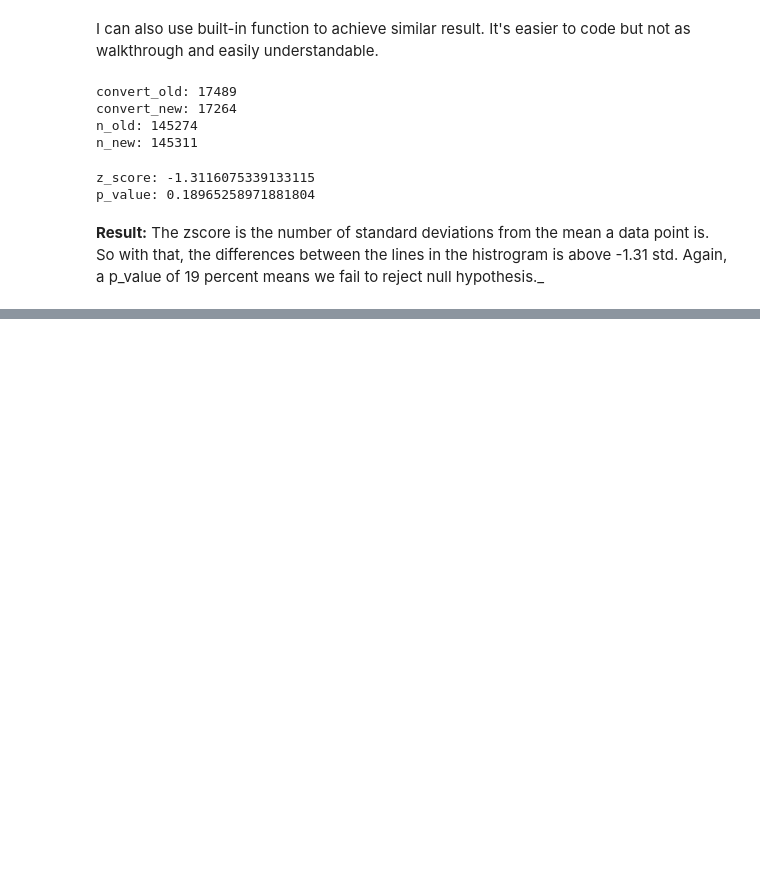
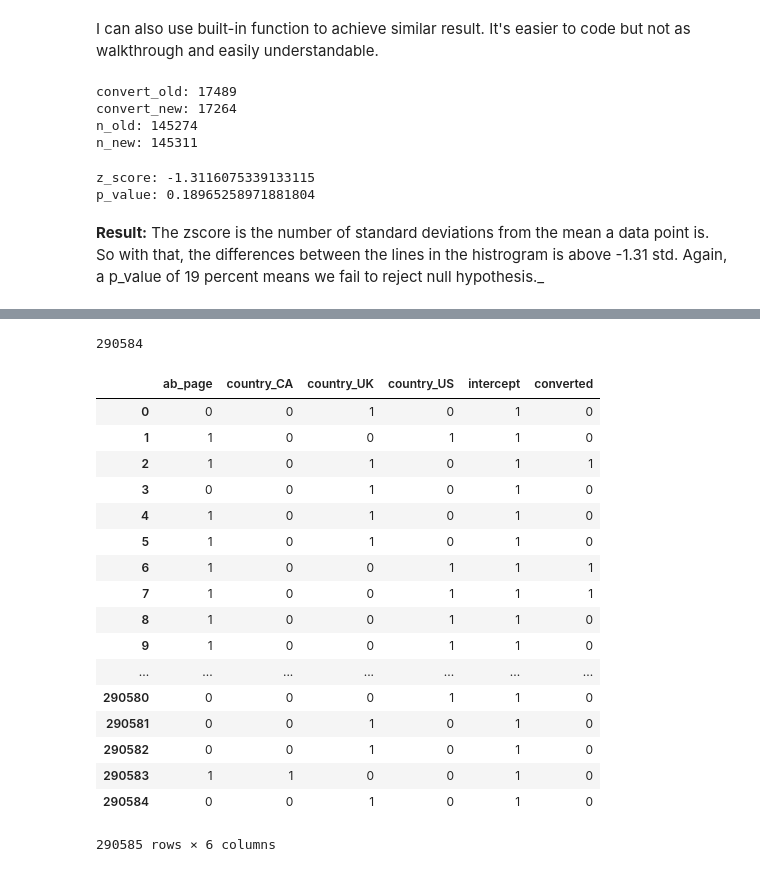
Before and after one commit to abdiganiaden/AB_test_result_analysis, a Jupyter notebook: AB_test_result_analysis.ipynb, the cells around one changed output, grey strips where cells are left out. Cells and saved outputs as stored; diff of their text form; code cells hidden in the pictures; blank space fills up the shorter version.

```diff
--- a/AB_test_result_analysis.ipynb
+++ b/AB_test_result_analysis.ipynb
@@ -246,0 +259,16 @@ p_value: 0.18965258971881804
+# %%
+# grab treatment group index that should be changed
+index_to_change = df3.query('group == "treatment"').index
+
+# Change values
+df3.set_value(index=index_to_change, col='ab_page', value=1)
+df3.set_value(index=df3.index, col='intercept', value=1)
+
+# Change the datatypes to integers
+df3[['intercept', 'ab_page']] = df3[['intercept', 'ab_page']].astype(int)
+
+# Move converted feature
+df3 = df3[['user_id', 'timestamp', 'group', 'landing_page', 'ab_page', 'intercept', 'converted']]
+
+# check
+df3.query('group == "treatment"').head()
@@ -246,0 +310,3 @@ p_value: 0.18965258971881804
+# %%
+countries_df = pd.read_csv('countries.csv')
+countries_df.head()
@@ -246,0 +320,39 @@ p_value: 0.18965258971881804
+# %%
+countries_df.shape[0]
+# %% [output]
+290584
+# %%
+# create dummy variables
+df_dummy = pd.get_dummies(countries_df, columns=['country'])
+
+# join
+df4 = df_dummy.merge(df3, on='user_id')
+# %%
+# organize by sorting
+df4 = df4[['user_id', 'timestamp', 'group', 'landing_page',
+           'ab_page', 'country_CA', 'country_UK', 'country_US',
+           'intercept', 'converted']]
+# %%
+# change datatypes
+df4[['ab_page', 'country_CA', 'country_UK',
+     'country_US','intercept',
+     'converted']].astype(int, inplace=True)
+# %% [output]
+|  | ab_page | country_CA | country_UK | country_US | intercept | converted |
+| 0 | 0 | 0 | 1 | 0 | 1 | 0 |
+| 1 | 1 | 0 | 0 | 1 | 1 | 0 |
+| 2 | 1 | 0 | 1 | 0 | 1 | 1 |
+| 3 | 0 | 0 | 1 | 0 | 1 | 0 |
+| 4 | 1 | 0 | 1 | 0 | 1 | 0 |
+| 5 | 1 | 0 | 1 | 0 | 1 | 0 |
+| 6 | 1 | 0 | 0 | 1 | 1 | 1 |
+| 7 | 1 | 0 | 0 | 1 | 1 | 1 |
+| 8 | 1 | 0 | 0 | 1 | 1 | 0 |
+| 9 | 1 | 0 | 0 | 1 | 1 | 0 |
+| ... | ... | ... | ... | ... | ... | ... |
+| 290580 | 0 | 0 | 0 | 1 | 1 | 0 |
+| 290581 | 0 | 0 | 1 | 0 | 1 | 0 |
+| 290582 | 0 | 0 | 1 | 0 | 1 | 0 |
+| 290583 | 1 | 1 | 0 | 0 | 1 | 0 |
+| 290584 | 0 | 0 | 1 | 0 | 1 | 0 |
+290585 rows × 6 columns
```
Also changed, not shown: parts of 21 cells of this notebook.
